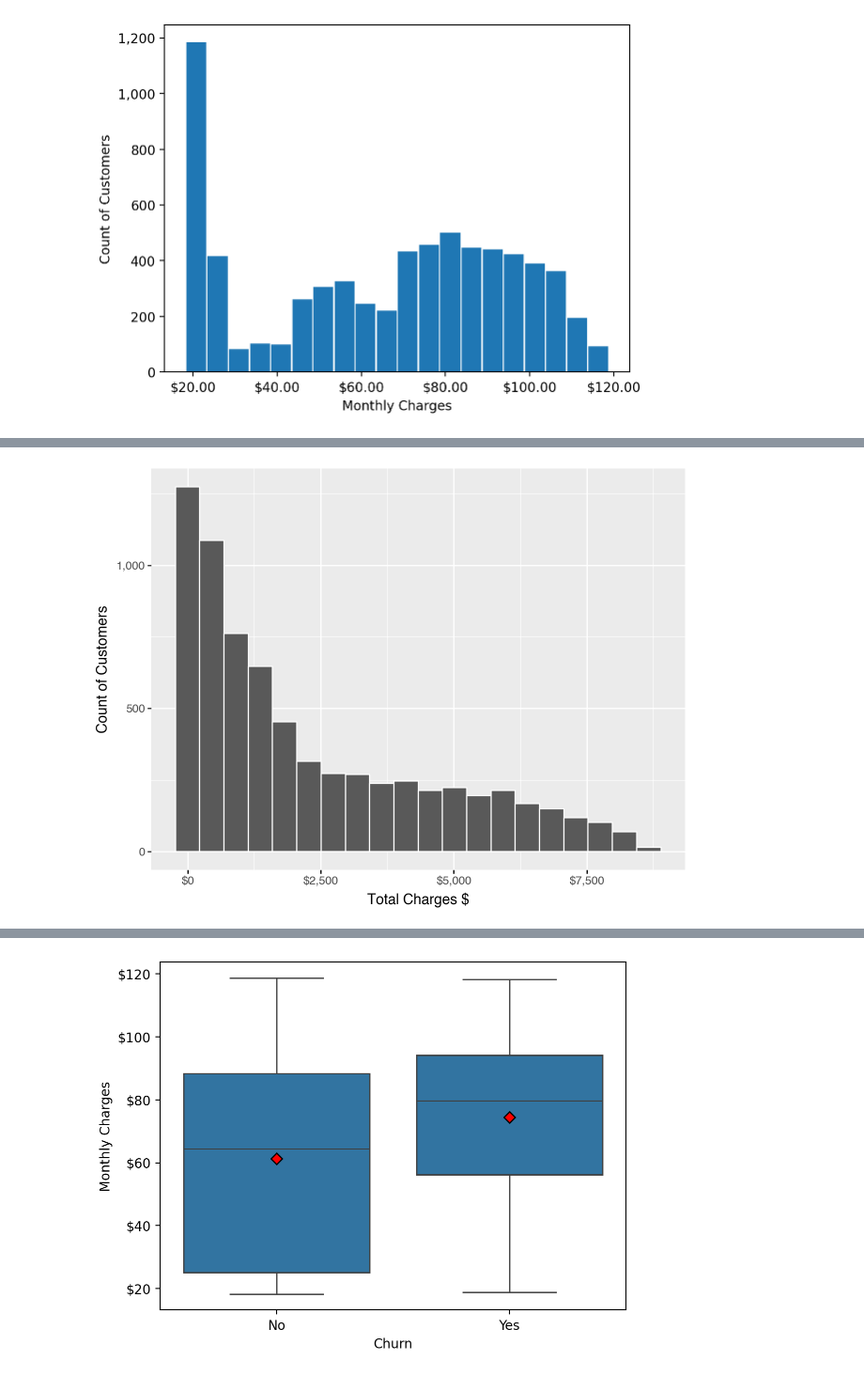
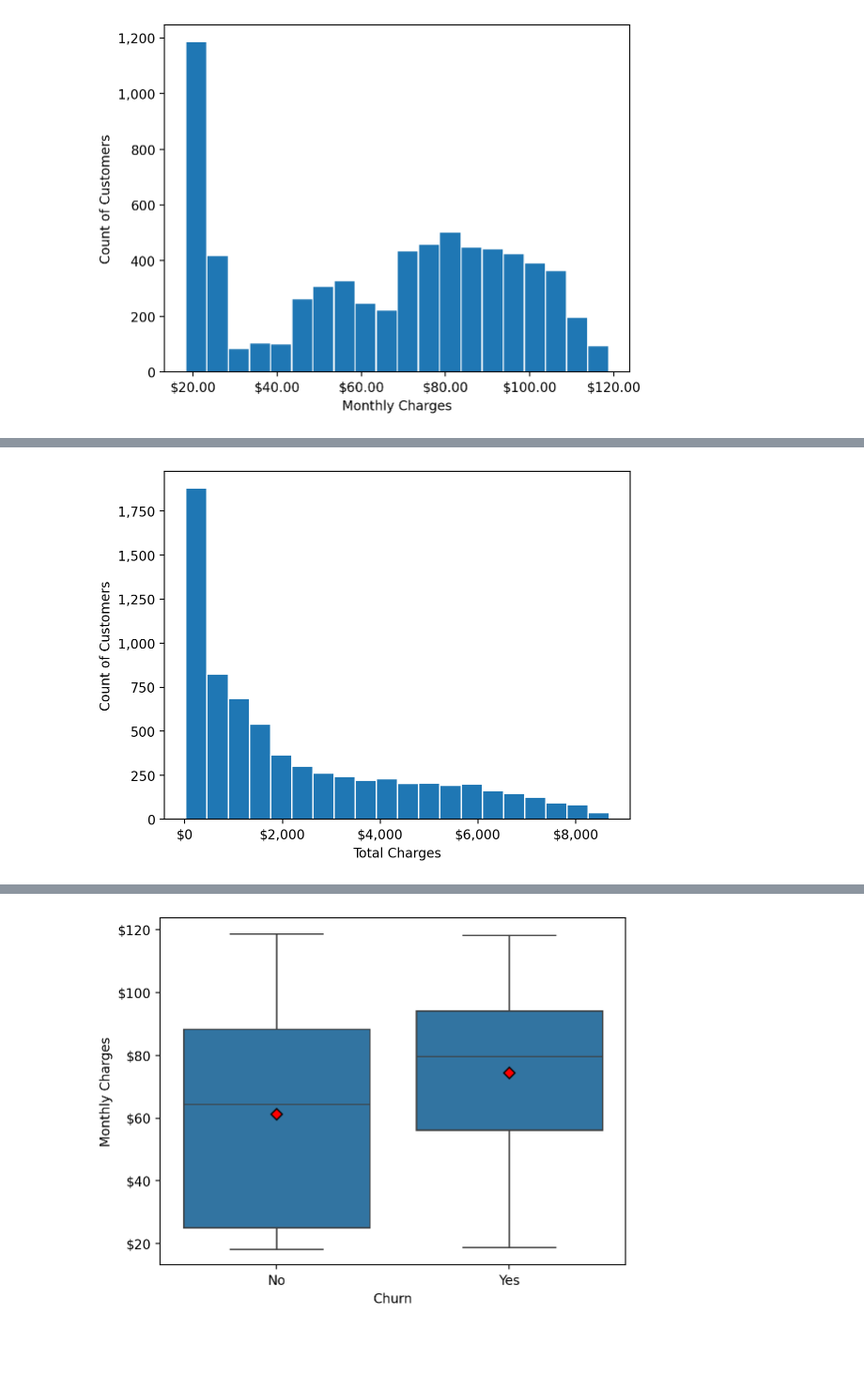
Before and after one commit to JackGO-1998/ShowCase, a Jupyter notebook: Notebook/Session78.ipynb, the cells around one changed output, grey strips where cells are left out. Shown at 94% size. Cells and saved outputs as stored; diff of their text form; code cells hidden in the pictures; blank space fills up the shorter version.

```diff
--- a/Notebook/Session78.ipynb
+++ b/Notebook/Session78.ipynb
@@ -247,14 +247,15 @@ plt.show()
-# %%
-# Plot a hisogram of TotalCharges using plotnine
-(
-    ggplot(df, aes(x='TotalCharges'))
-    + geom_histogram(color='white', bins = 20)
-    + labs(y="Count of Customers", x = "Total Charges $")
-    + scale_y_continuous(labels=lambda l: ['{:,.0f}'.format(x) for x in l])
-    + scale_x_continuous(labels=lambda l: ['${:,.0f}'.format(x) for x in l])
-)
-# %% [output]
-[figure, removed]
+# %%
+# plot a histogram chart of total charges
+plt.hist(df['TotalCharges'], bins=20, edgecolor='white')
+# Format y-axis with commas
+plt.gca().yaxis.set_major_formatter(ticker.FuncFormatter(lambda x, pos: '{:,.0f}'.format(x)))
+plt.gca().xaxis.set_major_formatter(ticker.FuncFormatter(lambda x, pos: '${:,.0f}'.format(x)))
+plt.xlabel('Total Charges')
+plt.ylabel('Count of Customers')
+
+plt.show()
+# %% [output]
+[figure, added]
 # %%
 # for visualization purposes, create a version of the churn variable that is Yes/No
 df['Leave'] = df['Churn'].map({1: 'Yes', 0: 'No'})
```
Also changed, not shown: parts of 10 cells of this notebook.
